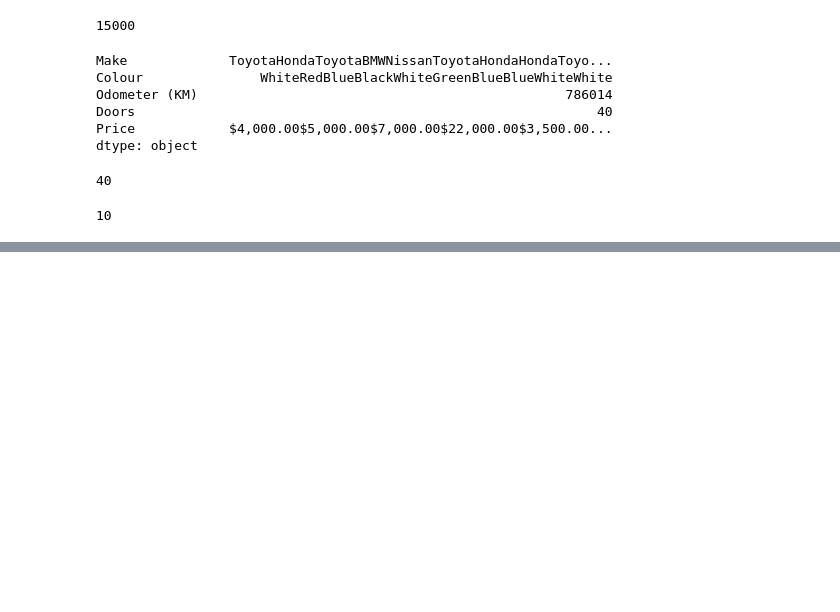
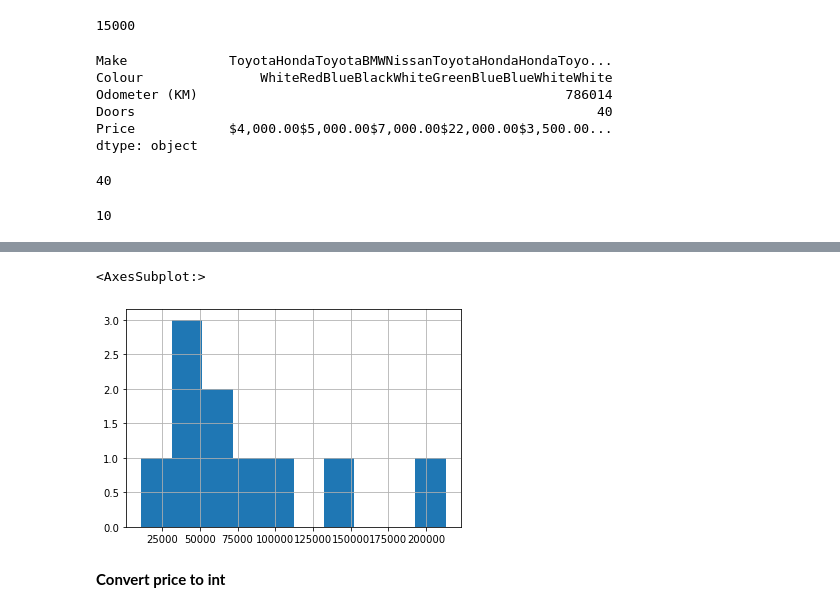
Before and after one commit to mayurvarma14/ml-libraries-demo, a Jupyter notebook: Intro to pandas.ipynb, the cells around one changed output, grey strips where cells are left out. Cells and saved outputs as stored; diff of their text form; code cells hidden in the pictures; blank space fills up the shorter version.

```diff
--- a/Intro to pandas.ipynb
+++ b/Intro to pandas.ipynb
@@ -142,0 +277,7 @@ len(car_sales)
+# %%
+car_sales["Odometer (KM)"].hist()
+# %% [output]
+<AxesSubplot:>
+[figure, added]
+# %% [markdown]
+**Convert price to int**
```
Also changed, not shown: parts of 23 cells of this notebook.
